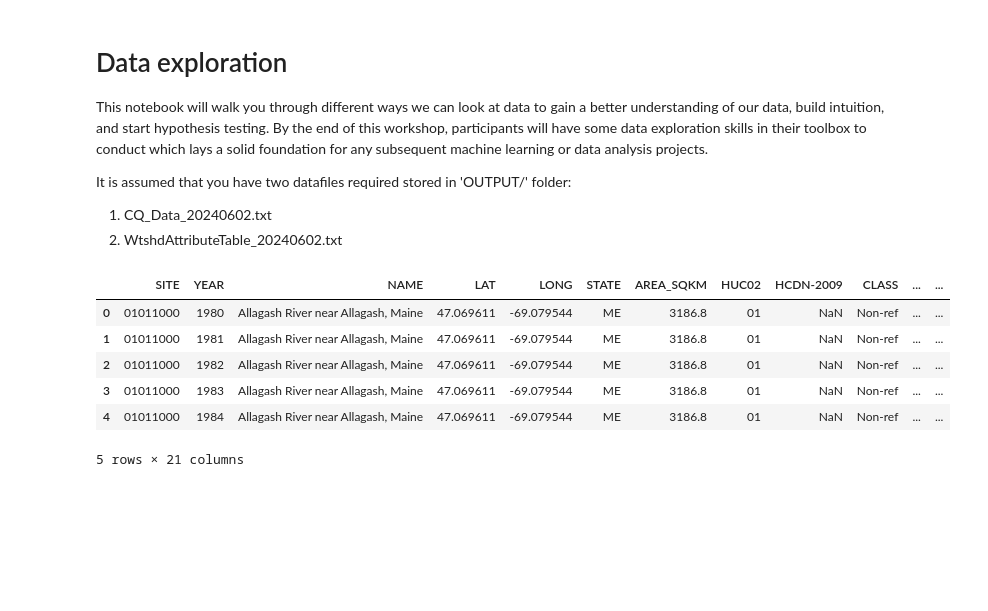
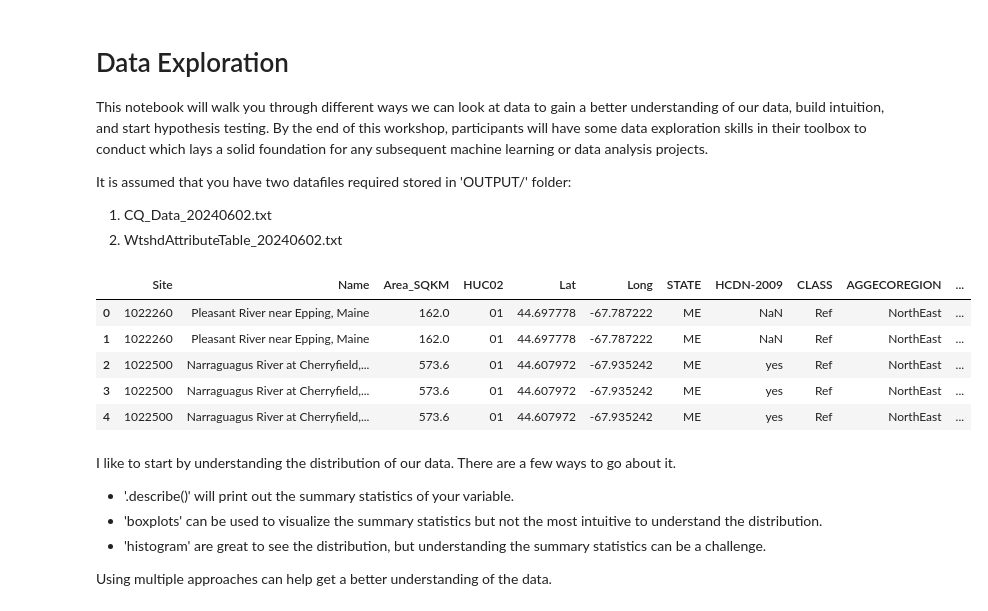
Before and after one commit to danykakbyrnes/DataExplorationWorkshop, a Jupyter notebook: CODE/ANA_dataExploration.ipynb, the cells around one changed output. Cells and saved outputs as stored; diff of their text form; code cells hidden in the pictures; blank space fills up the shorter version.

Commit message:
fixed duplicate boxes in data code. generating DE plots

```diff
--- a/CODE/ANA_dataExploration.ipynb
+++ b/CODE/ANA_dataExploration.ipynb
@@ -1,5 +1,5 @@
 # %% [markdown]
-# Data exploration
+# Data Exploration
 
 This notebook will walk you through different ways we can look at data to gain a better understanding of our data, build intuition, and start hypothesis testing. By the end of this workshop, participants will have some data exploration skills in their toolbox to conduct which lays a solid foundation for any subsequent machine learning or data analysis projects.
 
@@ -13,17 +14,26 @@ import seaborn as sns
 import matplotlib.pyplot as plt
 # %%
 # Set up the filepaths
-outputDataFilepath ='C:/Users/danyk/Work/4_Data_Science/DataExplorationWorkshop/OUTPUT/'
+outputDataFilepath ='C:/Users/danyk/Work/4_Data_Science/DataExplorationWorkshop/INPUTS/'
 # %%
 CQ = pd.read_csv(outputDataFilepath+'CQ_Data_20240602.txt', sep=",", dtype={'SITE': str, 'HUC02': str})
 WtshdAtt = pd.read_csv(outputDataFilepath+'WtshdAttributeTable_20240602.txt', sep=",", dtype={'SITE': str, 'HUC02': str})
-
-WtshdAtt.head()
-# %% [output]
-|  | SITE | YEAR | NAME | LAT | LONG | STATE | AREA_SQKM | HUC02 | HCDN-2009 | CLASS | ... | ... |
-| 0 | 01011000 | 1980 | Allagash River near Allagash, Maine | 47.069611 | -69.079544 | ME | 3186.8 | 01 | NaN | Non-ref | ... | ... |
-| 1 | 01011000 | 1981 | Allagash River near Allagash, Maine | 47.069611 | -69.079544 | ME | 3186.8 | 01 | NaN | Non-ref | ... | ... |
-| 2 | 01011000 | 1982 | Allagash River near Allagash, Maine | 47.069611 | -69.079544 | ME | 3186.8 | 01 | NaN | Non-ref | ... | ... |
-| 3 | 01011000 | 1983 | Allagash River near Allagash, Maine | 47.069611 | -69.079544 | ME | 3186.8 | 01 | NaN | Non-ref | ... | ... |
-| 4 | 01011000 | 1984 | Allagash River near Allagash, Maine | 47.069611 | -69.079544 | ME | 3186.8 | 01 | NaN | Non-ref | ... | ... |
-5 rows × 21 columns
+# %%
+cols_to_use = WtshdAtt.columns.difference(CQ.columns)
+WtshdAtt= WtshdAtt.filter(cols_to_use)
+CQ.head()
+# %% [output]
+|  | Site | Name | Area_SQKM | HUC02 | Lat | Long | STATE | HCDN-2009 | CLASS | AGGECOREGION | ... |
+| 0 | 1022260 | Pleasant River near Epping, Maine | 162.0 | 01 | 44.697778 | -67.787222 | ME | NaN | Ref | NorthEast | ... |
+| 1 | 1022260 | Pleasant River near Epping, Maine | 162.0 | 01 | 44.697778 | -67.787222 | ME | NaN | Ref | NorthEast | ... |
+| 2 | 1022500 | Narraguagus River at Cherryfield,... | 573.6 | 01 | 44.607972 | -67.935242 | ME | yes | Ref | NorthEast | ... |
+| 3 | 1022500 | Narraguagus River at Cherryfield,... | 573.6 | 01 | 44.607972 | -67.935242 | ME | yes | Ref | NorthEast | ... |
+| 4 | 1022500 | Narraguagus River at Cherryfield,... | 573.6 | 01 | 44.607972 | -67.935242 | ME | yes | Ref | NorthEast | ... |
+# %% [markdown]
+I like to start by understanding the distribution of our data. There are a few ways to go about it.
+
+- '.describe()' will print out the summary statistics of your variable.
+- 'boxplots' can be used to visualize the summary statistics but not the most intuitive to understand the distribution.
+- 'histogram' are great to see the distribution, but understanding the summary statistics can be a challenge.
+
+Using multiple approaches can help get a better understanding of the data.
```
Also changed, not shown: parts of 6 cells of this notebook, 1 other file.
